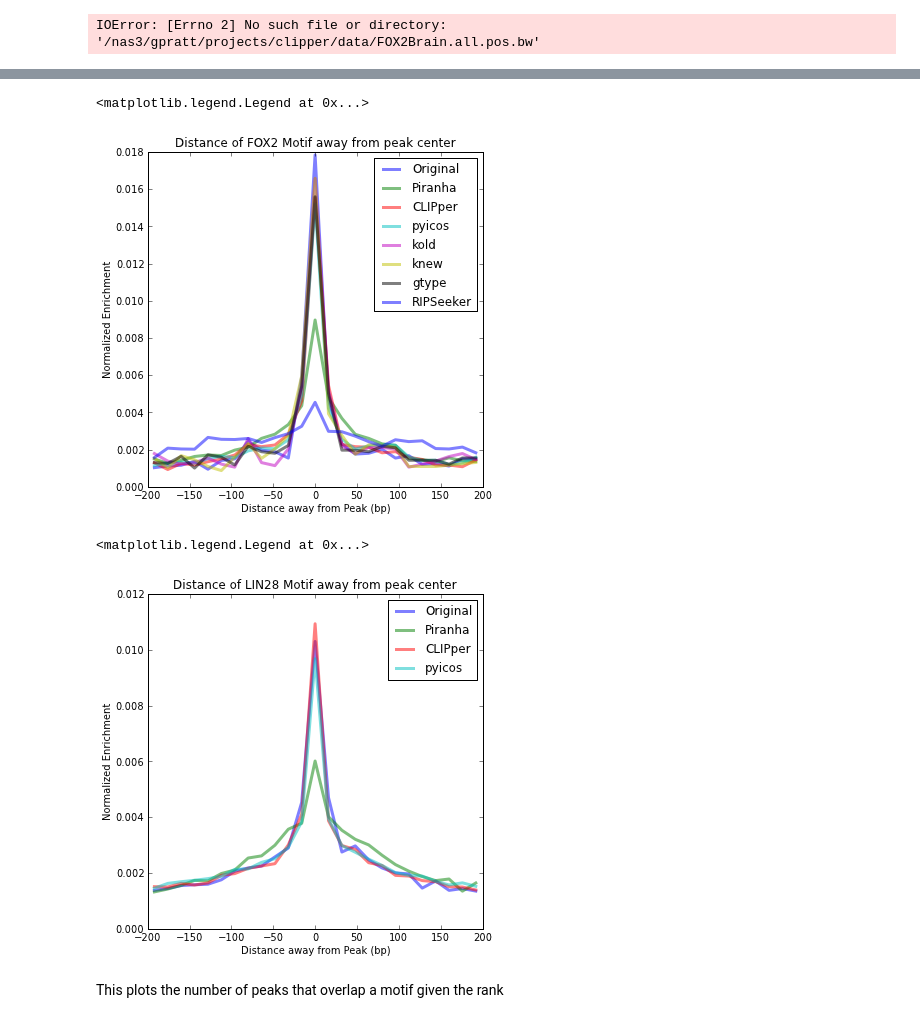
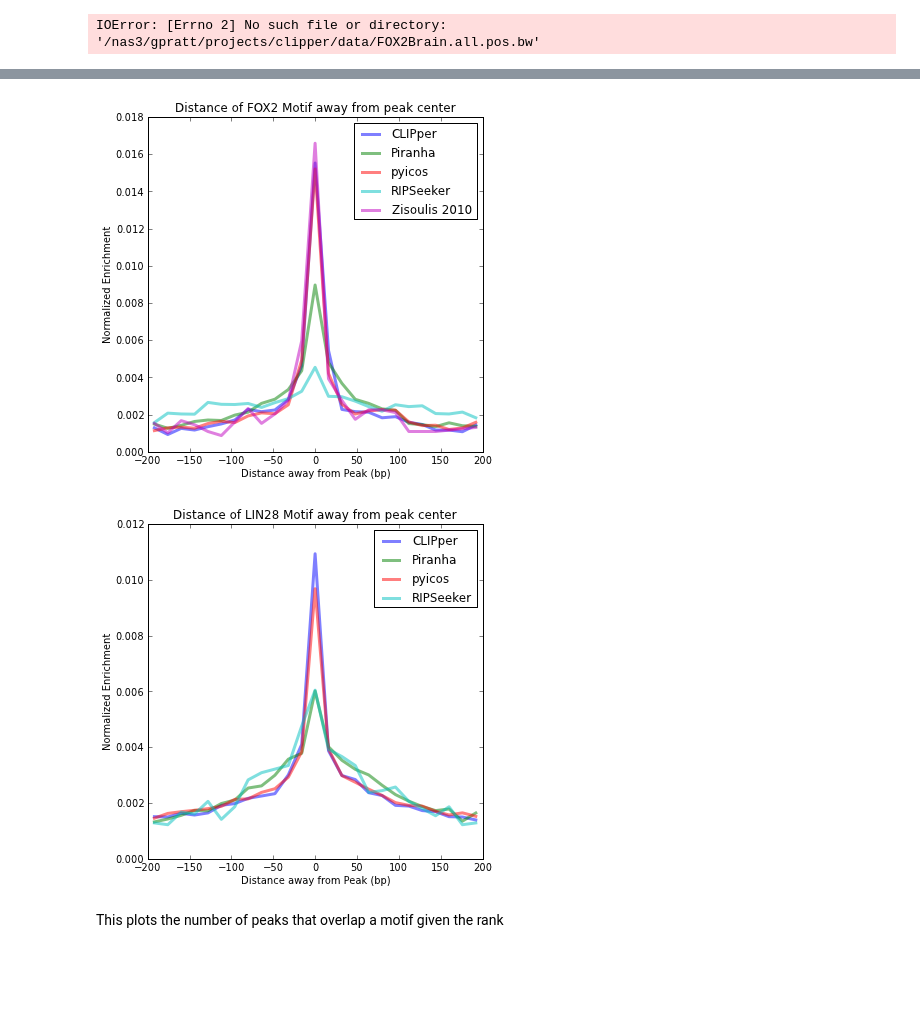
Before and after one commit to gpratt/iPython_Notebook, a Jupyter notebook: CLIPper_Analysis.ipynb, the cells around one changed output, grey strips where cells are left out. Saved outputs shown, nothing was run; the diff lists cells and outputs as text; code cells hidden in the pictures; blank space fills up the shorter version.

```diff
--- a/CLIPper_Analysis.ipynb
+++ b/CLIPper_Analysis.ipynb
@@ -12,6 +12,8 @@ from general.pybedtools_helpers import small_peaks
 import sys
 sys.path.append("/nas3/lovci/ipy")
 import clustering
+# %%
+img_path = "/nas3/gpratt/projects/cshl_poster/"
 # %%
 GCATG_motif = pybedtools.BedTool("/nas3/gpratt/projects/pipeline_analysis/motifs/mm9/motif_GCATG.BED")
 GGAGA_motif = pybedtools.BedTool("/nas3/gpratt/projects/pipeline_analysis/motifs/hg19/motif_GGAGA.BED")
@@ -232,67 +234,83 @@ print FOX2_sizes
 # %%
-y, x =  numpy.histogram([int(interval[-1]) for interval in FOX2_classic_dist], range=(-200, 200), bins=25, normed=True)
+#y, x =  numpy.histogram([int(interval[-1]) for interval in FOX2_classic_dist], range=(-200, 200), bins=25, normed=True)
+#x = [(x[n] + x[n+1]) / 2 for n in range(len(x) - 1)]
+#plot(x,y, label="Original", alpha=.5, linewidth=3)
+
+y, x =  numpy.histogram([int(interval[-1]) for interval in FOX2_spline_dist], range=(-200, 200), bins=25, normed=True)
 x = [(x[n] + x[n+1]) / 2 for n in range(len(x) - 1)]
-plot(x,y, label="Original", alpha=.5, linewidth=3)
+plot(x,y, label="CLIPper", alpha=.5, linewidth=3)
 
 y, x =  numpy.histogram([int(interval[-1]) for interval in FOX2_piranah_dist], range=(-200, 200), bins=25, normed=True)
 x = [(x[n] + x[n+1]) / 2 for n in range(len(x) - 1)]
 plot(x,y, label="Piranha", alpha=.5, linewidth=3)
 
-y, x =  numpy.histogram([int(interval[-1]) for interval in FOX2_spline_dist], range=(-200, 200), bins=25, normed=True)
-x = [(x[n] + x[n+1]) / 2 for n in range(len(x) - 1)]
-plot(x,y, label="CLIPper", alpha=.5, linewidth=3)
 
 y, x =  numpy.histogram([int(interval[-1]) for interval in FOX2_pyicos_dist], range=(-200, 200), bins=25, normed=True)
 x = [(x[n] + x[n+1]) / 2 for n in range(len(x) - 1)]
 plot(x,y, label="pyicos", alpha=.5, linewidth=3)
 
-y, x =  numpy.histogram([int(interval[-1]) for interval in FOX2_kold_dist], range=(-200, 200), bins=25, normed=True)
-x = [(x[n] + x[n+1]) / 2 for n in range(len(x) - 1)]
-plot(x,y, label="kold", alpha=.5, linewidth=3)
+#y, x =  numpy.histogram([int(interval[-1]) for interval in FOX2_kold_dist], range=(-200, 200), bins=25, normed=True)
+#x = [(x[n] + x[n+1]) / 2 for n in range(len(x) - 1)]
+#plot(x,y, label="Original", alpha=.5, linewidth=3)
 
-y, x =  numpy.histogram([int(interval[-1]) for interval in FOX2_knew_dist], range=(-200, 200), bins=25, normed=True)
-x = [(x[n] + x[n+1]) / 2 for n in range(len(x) - 1)]
-plot(x,y, label="knew", alpha=.5, linewidth=3)
 
-y, x =  numpy.histogram([int(interval[-1]) for interval in FOX2_gtype_dist], range=(-200, 200), bins=25, normed=True)
-x = [(x[n] + x[n+1]) / 2 for n in range(len(x) - 1)]
-plot(x,y, label="gtype", alpha=.5, linewidth=3)
+
+#y, x =  numpy.histogram([int(interval[-1]) for interval in FOX2_gtype_dist], range=(-200, 200), bins=25, normed=True)
+#x = [(x[n] + x[n+1]) / 2 for n in range(len(x) - 1)]
+#plot(x,y, label="gtype", alpha=.5, linewidth=3)
 
 y, x =  numpy.histogram([int(interval[-1]) for interval in FOX2_RIPSeeker_dist], range=(-200, 200), bins=25, normed=True)
 x = [(x[n] + x[n+1]) / 2 for n in range(len(x) - 1)]
 plot(x,y, label="RIPSeeker", alpha=.5, linewidth=3)
 
+y, x =  numpy.histogram([int(interval[-1]) for interval in FOX2_knew_dist], range=(-200, 200), bins=25, normed=True)
+x = [(x[n] + x[n+1]) / 2 for n in range(len(x) - 1)]
+plot(x,y, label="Zisoulis 2010", alpha=.5, linewidth=3)
+
+#y, x =  numpy.histogram([int(interval[-1]) for interval in not_intersecting_dist], range=(-200, 200), bins=25, normed=True)
+#x = [(x[n] + x[n+1]) / 2 for n in range(len(x) - 1)]
+#plot(x,y, label="not_intersecting", alpha=.5, linewidth=3)
+
+#y, x =  numpy.histogram([int(interval[-1]) for interval in more_not_intersecting_dist], range=(-200, 200), bins=25, normed=True)
+#x = [(x[n] + x[n+1]) / 2 for n in range(len(x) - 1)]
+#plot(x,y, label="more_not_intersecting_dist", alpha=.5, linewidth=3)
+
 xlabel("Distance away from Peak (bp)")
 ylabel("Normalized Enrichment")
 title("Distance of FOX2 Motif away from peak center")
 legend()
+savefig(img_path + "fox2_motif_dist.pdf")
 # %% [output]
-<matplotlib.legend.Legend at 0x...>
-[figure, old version]
+[figure, new version]
 # %%
-y, x =  numpy.histogram([int(interval[-1]) for interval in LIN28_classic_dist], range=(-200, 200), bins=25, normed=True)
+#y, x =  numpy.histogram([int(interval[-1]) for interval in LIN28_classic_dist], range=(-200, 200), bins=25, normed=True)
+#x = [(x[n] + x[n+1]) / 2 for n in range(len(x) - 1)]
+#plot(x,y, label="Original", alpha=.5, linewidth=3)
+
+y, x =  numpy.histogram([int(interval[-1]) for interval in LIN28_spline_dist], range=(-200, 200), bins=25, normed=True)
 x = [(x[n] + x[n+1]) / 2 for n in range(len(x) - 1)]
-plot(x,y, label="Original", alpha=.5, linewidth=3)
+plot(x,y, label="CLIPper", alpha=.5, linewidth=3)
 
 y, x =  numpy.histogram([int(interval[-1]) for interval in LIN28_piranah_dist], range=(-200, 200), bins=25, normed=True)
 x = [(x[n] + x[n+1]) / 2 for n in range(len(x) - 1)]
 plot(x,y, label="Piranha", alpha=.5, linewidth=3)
 
-y, x =  numpy.histogram([int(interval[-1]) for interval in LIN28_spline_dist], range=(-200, 200), bins=25, normed=True)
-x = [(x[n] + x[n+1]) / 2 for n in range(len(x) - 1)]
-plot(x,y, label="CLIPper", alpha=.5, linewidth=3)
 
 y, x =  numpy.histogram([int(interval[-1]) for interval in LIN28_pyicos_dist], range=(-200, 200), bins=25, normed=True)
 x = [(x[n] + x[n+1]) / 2 for n in range(len(x) - 1)]
 plot(x,y, label="pyicos", alpha=.5, linewidth=3)
 
+y, x =  numpy.histogram([int(interval[-1]) for interval in LIN28_ripseeker_dist], range=(-200, 200), bins=25, normed=True)
+x = [(x[n] + x[n+1]) / 2 for n in range(len(x) - 1)]
+plot(x,y, label="RIPSeeker", alpha=.5, linewidth=3)
+
 xlabel("Distance away from Peak (bp)")
 ylabel("Normalized Enrichment")
 title("Distance of LIN28 Motif away from peak center")
 legend()
+savefig(img_path + "lin28_motif_dist.pdf")
 # %% [output]
-<matplotlib.legend.Legend at 0x...>
-[figure, old version]
+[figure, new version]
 # %% [markdown]
 This plots the number of peaks that overlap a motif given the rank
 # %%
```
Also changed, not shown: parts of 85 cells of this notebook, 3 other files.
